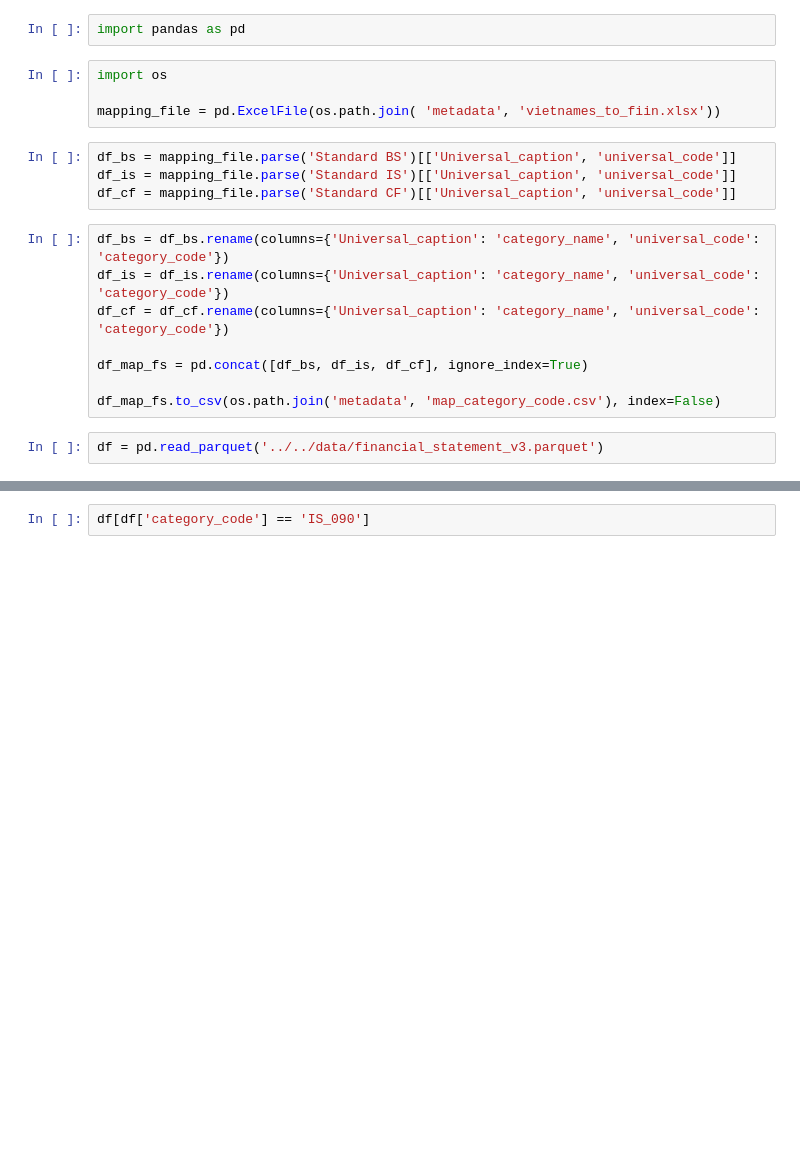
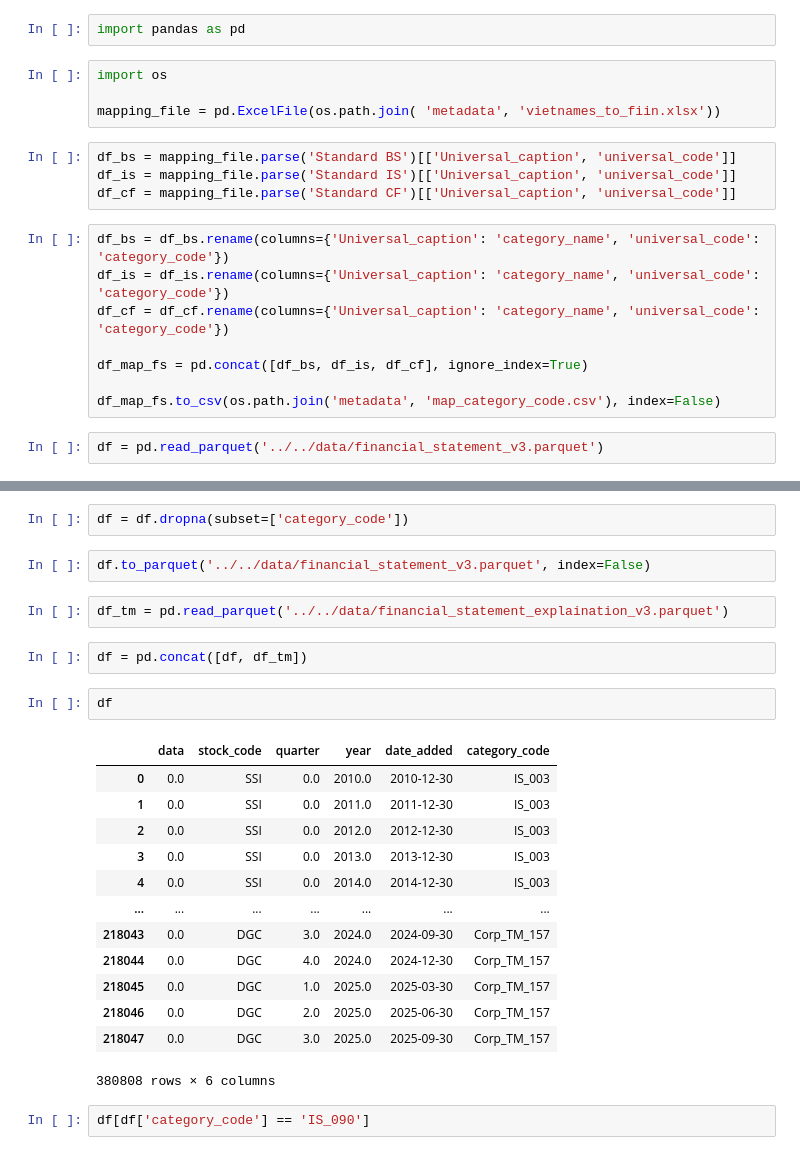
Before and after one commit to hung20gg/forecast-agent, a Jupyter notebook: data_collection/financial_statement/transform/check.ipynb, the cells around one changed output, grey strips where cells are left out. Drawn from its saved outputs; the diff is of its cells as text; blank space fills up the shorter version.

```diff
--- a/data_collection/financial_statement/transform/check.ipynb
+++ b/data_collection/financial_statement/transform/check.ipynb
@@ -37,3 +37,27 @@ df
+# %%
+df = df.dropna(subset=['category_code'])
+# %%
+df.to_parquet('../../data/financial_statement_v3.parquet', index=False)
+# %%
+df_tm = pd.read_parquet('../../data/financial_statement_explaination_v3.parquet')
+# %%
+df = pd.concat([df, df_tm])
+# %%
+df
+# %% [output]
+|  | data | stock_code | quarter | year | date_added | category_code |
+| 0 | 0.0 | SSI | 0.0 | 2010.0 | 2010-12-30 | IS_003 |
+| 1 | 0.0 | SSI | 0.0 | 2011.0 | 2011-12-30 | IS_003 |
+| 2 | 0.0 | SSI | 0.0 | 2012.0 | 2012-12-30 | IS_003 |
+| 3 | 0.0 | SSI | 0.0 | 2013.0 | 2013-12-30 | IS_003 |
+| 4 | 0.0 | SSI | 0.0 | 2014.0 | 2014-12-30 | IS_003 |
+| ... | ... | ... | ... | ... | ... | ... |
+| 218043 | 0.0 | DGC | 3.0 | 2024.0 | 2024-09-30 | Corp_TM_157 |
+| 218044 | 0.0 | DGC | 4.0 | 2024.0 | 2024-12-30 | Corp_TM_157 |
+| 218045 | 0.0 | DGC | 1.0 | 2025.0 | 2025-03-30 | Corp_TM_157 |
+| 218046 | 0.0 | DGC | 2.0 | 2025.0 | 2025-06-30 | Corp_TM_157 |
+| 218047 | 0.0 | DGC | 3.0 | 2025.0 | 2025-09-30 | Corp_TM_157 |
+380808 rows × 6 columns
 # %%
 df[df['category_code'] == 'IS_090']
 # %% [output]
```
Also changed, not shown: parts of 1 cell of this notebook, 2 other files.
